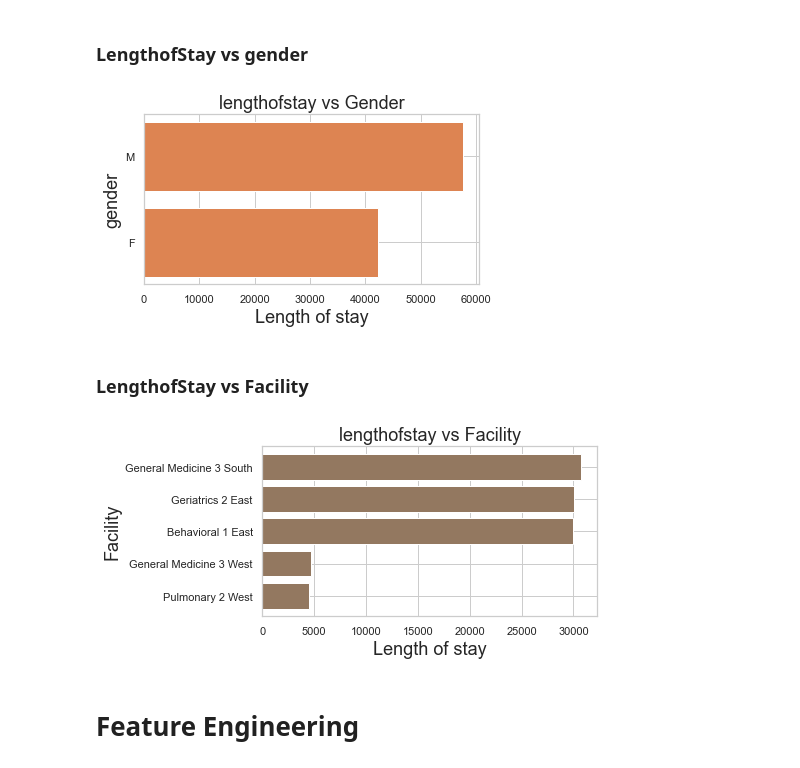
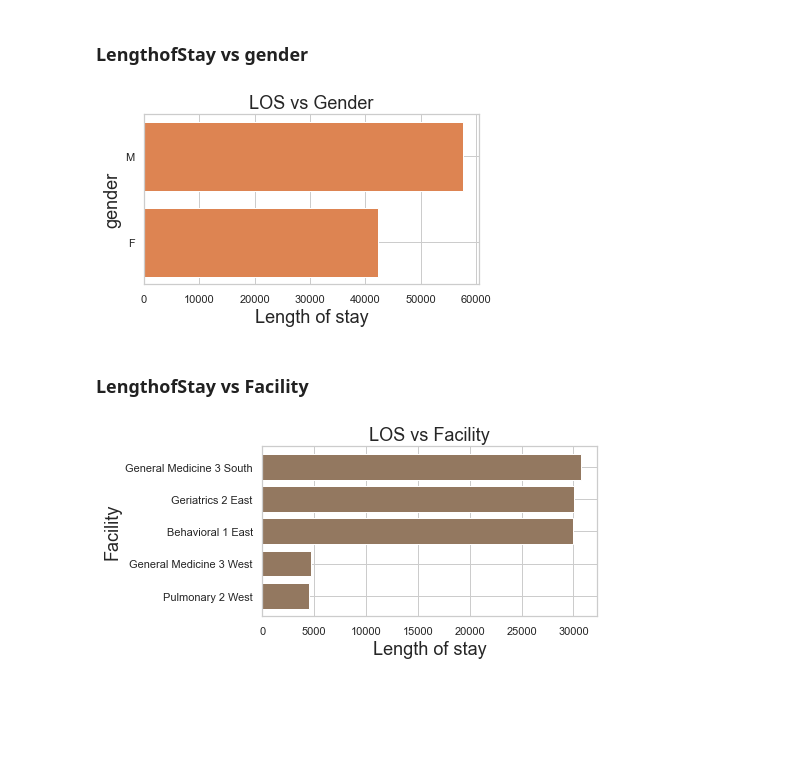
Before and after one commit to bashoori/Data-Science-Projects, a Jupyter notebook: Capstone_2/02_data_wrangling_Hospital_Length_Of_Stay.ipynb, the cells around one changed output. Cells and saved outputs as stored; diff of their text form; code cells hidden in the pictures; blank space fills up the shorter version.

```diff
--- a/Capstone_2/02_data_wrangling_Hospital_Length_Of_Stay.ipynb
+++ b/Capstone_2/02_data_wrangling_Hospital_Length_Of_Stay.ipynb
@@ -206,30 +199,28 @@ Text(0.5, 1.0, 'Facility')
 ###  LengthofStay vs gender
 # %%
 plt.subplots(figsize=(6,4))
-g = df.groupby('gender')['lengthofstay'].count()
+g = df.groupby('gender')['LOS'].count()
 g1=df['gender'].unique()
 plt.barh(g1, sorted(g), color=['C01'])
 plt.subplots_adjust(bottom=0.4, top=0.99)
-plt.title('lengthofstay vs Gender', size=18)
+plt.title('LOS vs Gender', size=18)
 plt.xlabel('Length of stay', size=18)
 plt.ylabel('gender', size=18)
 plt.show()
 # %% [output]
-[figure, old version]
+[figure, new version]
 # %% [markdown]
 ###  LengthofStay vs Facility
 # %%
 plt.subplots(figsize=(6,4))
-fac = df.groupby('facid')['lengthofstay'].count()
+fac = df.groupby('facid')['LOS'].count()
 y_pos=df['Name'].unique()
 plt.barh(y_pos, sorted(fac),color=['C05'])
 #plt.yticks(y_pos, bars)
 plt.subplots_adjust(bottom=0.4, top=0.99)
-plt.title('lengthofstay vs Facility', size=18)
+plt.title('LOS vs Facility', size=18)
 plt.xlabel('Length of stay', size=18)
 plt.ylabel('Facility', size=18)
 plt.show()
 # %% [output]
-[figure, old version]
+[figure, new version]
-# %% [markdown]
-#  Feature Engineering
```
Also changed, not shown: parts of 25 cells of this notebook.
